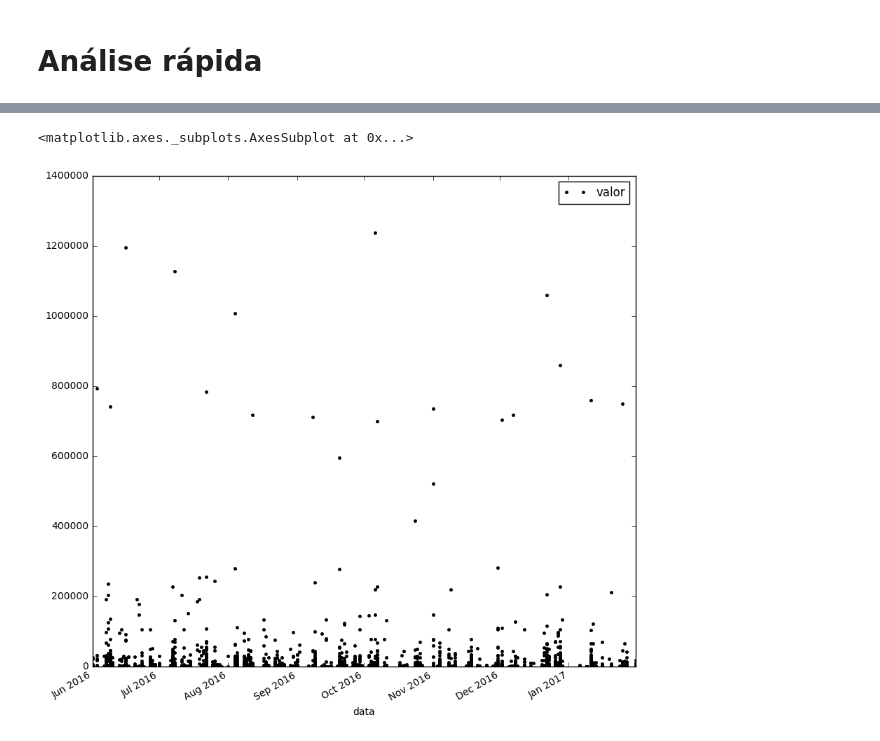
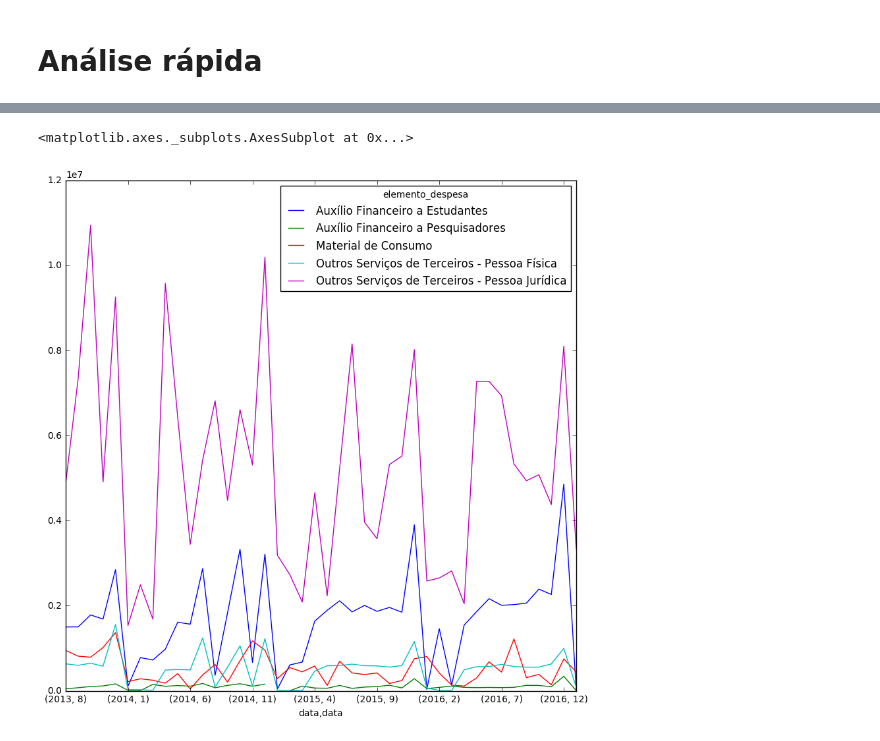
Before and after one commit to abevieiramota/analysis-fcpc, a Jupyter notebook: notebooks/4-avm-Normalização e consolidação - Despesas - Gastos Diretos - 2016.ipynb, the cells around one changed output, grey strips where cells are left out. Saved outputs shown, nothing was run; the diff lists cells and outputs as text; code cells hidden in the pictures.

```diff
--- a/notebooks/4-avm-Normalização e consolidação - Despesas - Gastos Diretos - 2016.ipynb
+++ b/notebooks/4-avm-Normalização e consolidação - Despesas - Gastos Diretos - 2016.ipynb
@@ -256,5 +155,10 @@ df.set_index('data').plot(style="k. ", figsize=(10, 10))
-# %%
-df[df.elemento_despesa == 'Outros Serviços de Terceiros - Pessoa Jurídica'].set_index('data').plot(style='k. ', figsize=(10, 10))
-# %% [output]
-<matplotlib.axes._subplots.AxesSubplot at 0x...>
-[figure, removed]
+# %%
+elementos = ['Auxílio Financeiro a Estudantes', 'Auxílio Financeiro a Pesquisadores', 'Material de Consumo',
+             'Outros Serviços de Terceiros - Pessoa Física', 'Outros Serviços de Terceiros - Pessoa Jurídica']
+
+df[df.elemento_despesa.isin(elementos)]\
+.groupby([df.data.dt.year, df.data.dt.month, df.elemento_despesa]).valor.sum().unstack()\
+.plot(figsize=(10, 10))
+# %% [output]
+<matplotlib.axes._subplots.AxesSubplot at 0x...>
+[figure, added]
```
Also changed, not shown: parts of 26 cells of this notebook.
